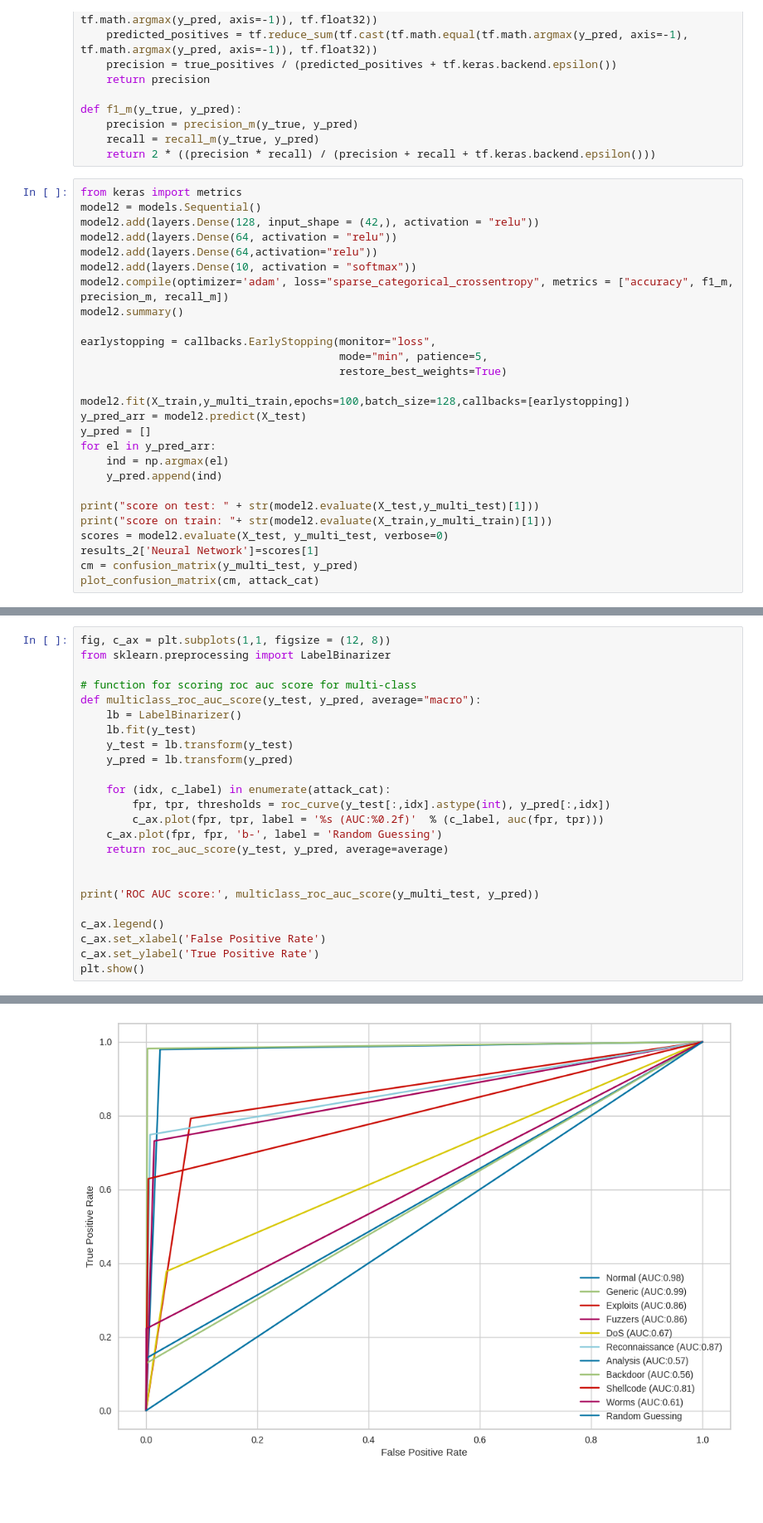
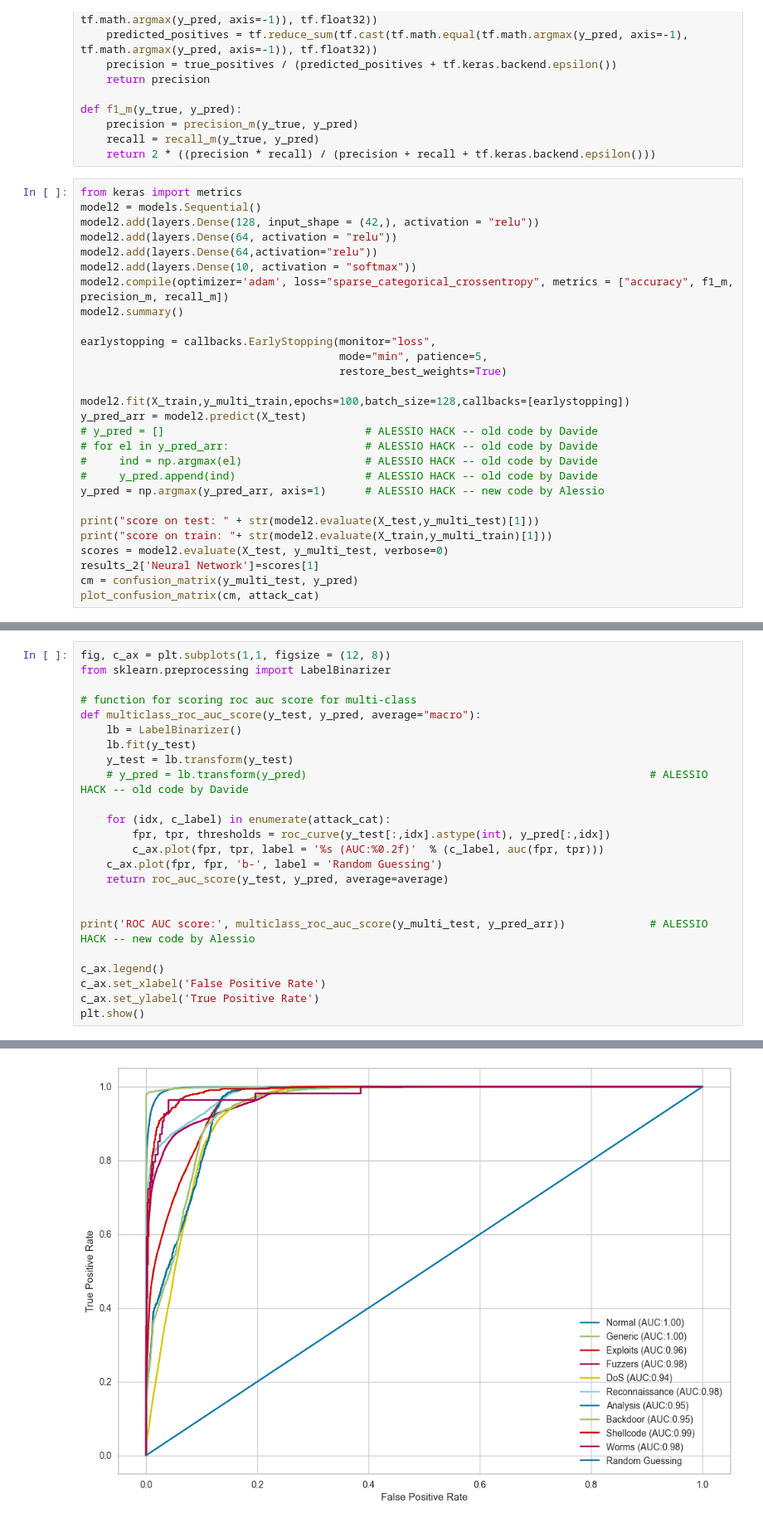
Before and after one commit to DavideRosatelli/Intrusion-Detection-System-Data-Poisoning, a Jupyter notebook: Thesis_ids.ipynb, the cells around one changed output, grey strips where cells are left out. Shown at 83% size. Saved outputs shown, nothing was run; the diff lists cells and outputs as text; blank space fills up the shorter version.

```diff
--- a/Thesis_ids.ipynb
+++ b/Thesis_ids.ipynb
@@ -503,10 +503,11 @@ earlystopping = callbacks.EarlyStopping(monitor="loss",
 
 model2.fit(X_train,y_multi_train,epochs=100,batch_size=128,callbacks=[earlystopping])
 y_pred_arr = model2.predict(X_test)
-y_pred = []
-for el in y_pred_arr:
-    ind = np.argmax(el)
-    y_pred.append(ind)
+# y_pred = []                               # ALESSIO HACK -- old code by Davide
+# for el in y_pred_arr:                     # ALESSIO HACK -- old code by Davide
+#     ind = np.argmax(el)                   # ALESSIO HACK -- old code by Davide
+#     y_pred.append(ind)                    # ALESSIO HACK -- old code by Davide
+y_pred = np.argmax(y_pred_arr, axis=1)      # ALESSIO HACK -- new code by Alessio
 
 print("score on test: " + str(model2.evaluate(X_test,y_multi_test)[1]))
 print("score on train: "+ str(model2.evaluate(X_train,y_multi_train)[1]))
@@ -573,7 +569,7 @@ def multiclass_roc_auc_score(y_test, y_pred, average="macro"):
     lb = LabelBinarizer()
     lb.fit(y_test)
     y_test = lb.transform(y_test)
-    y_pred = lb.transform(y_pred)
+    # y_pred = lb.transform(y_pred)                                                     # ALESSIO HACK -- old code by Davide
 
     for (idx, c_label) in enumerate(attack_cat):
         fpr, tpr, thresholds = roc_curve(y_test[:,idx].astype(int), y_pred[:,idx])
@@ -582,7 +578,7 @@ def multiclass_roc_auc_score(y_test, y_pred, average="macro"):
     return roc_auc_score(y_test, y_pred, average=average)
 
 
-print('ROC AUC score:', multiclass_roc_auc_score(y_multi_test, y_pred))
+print('ROC AUC score:', multiclass_roc_auc_score(y_multi_test, y_pred_arr))             # ALESSIO HACK -- new code by Alessio
 
 c_ax.legend()
 c_ax.set_xlabel('False Positive Rate')
@@ -593,4 +589,4 @@ ROC AUC score: 0.7780234505078016
-[figure, old version]
+[figure, new version]
 # %%
 #accuracies plot
 algs = list(results_2.keys())
```
Also changed, not shown: parts of 16 cells of this notebook, 1 other file.
